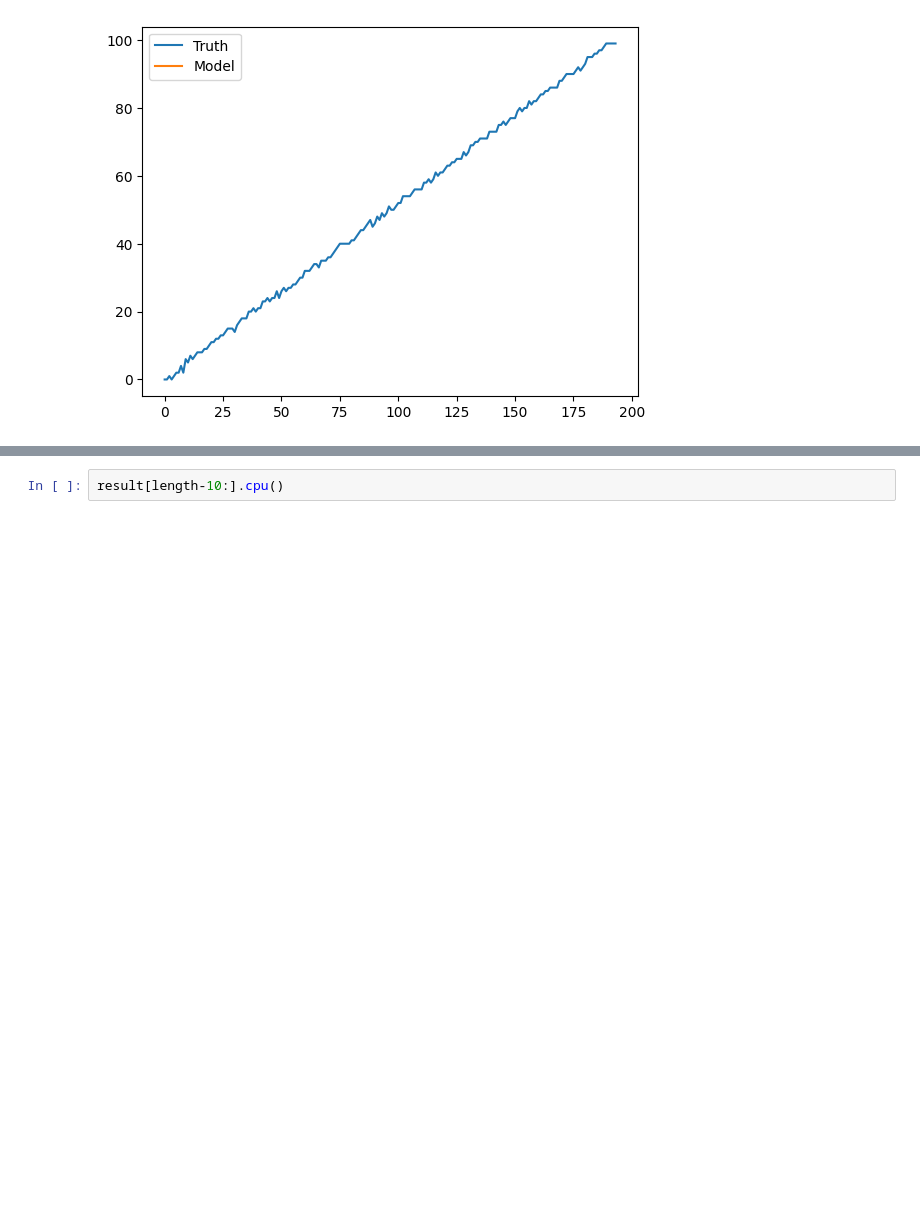
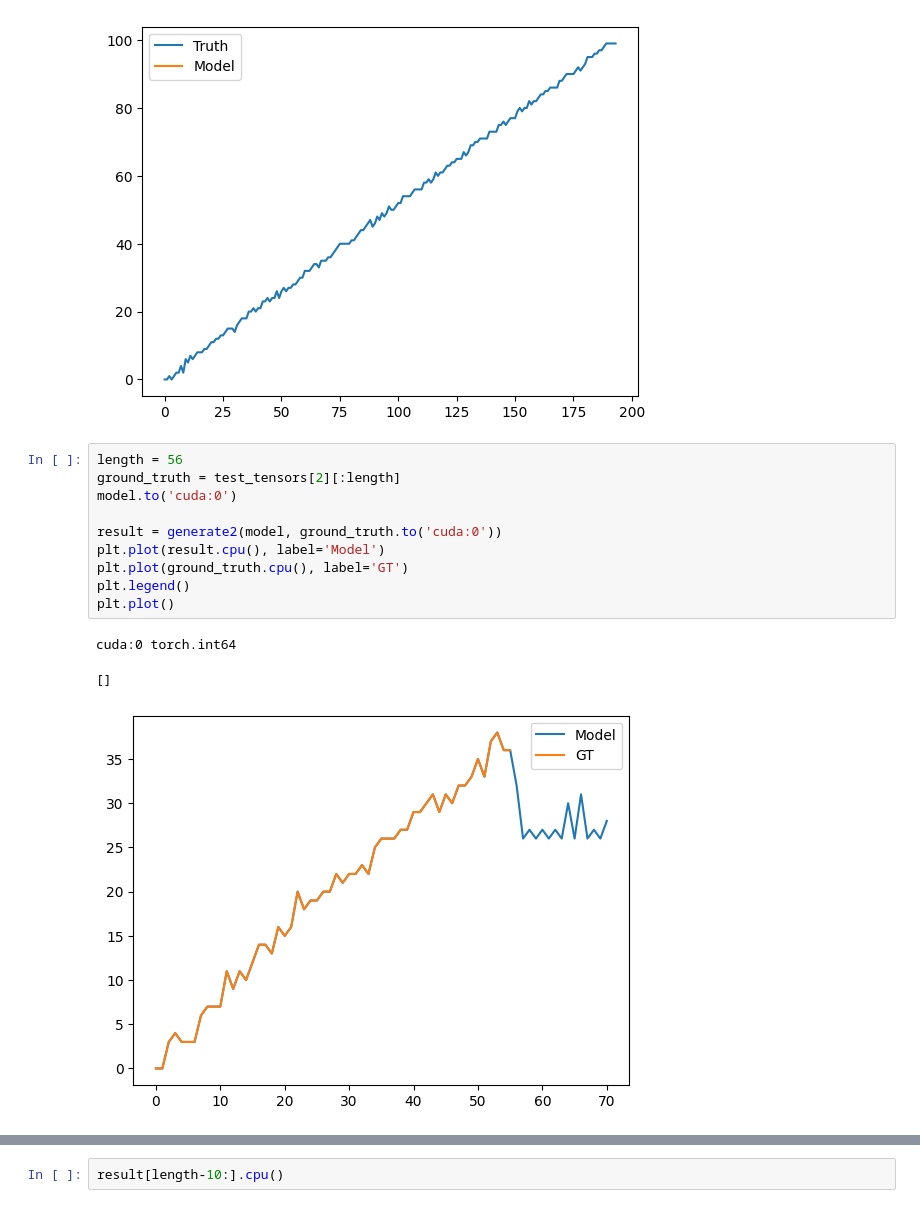
Before and after one commit to Pratik-Doshi-99/time-series-fms, a Jupyter notebook: exploration/test_saved_model.ipynb, the cells around one changed output, grey strips where cells are left out. Saved outputs shown, nothing was run; the diff lists cells and outputs as text; blank space fills up the shorter version.

```diff
--- a/exploration/test_saved_model.ipynb
+++ b/exploration/test_saved_model.ipynb
@@ -121,6 +121,20 @@ plt.plot()
 cuda:0 torch.int64
 []
 [figure]
+# %%
+length = 56
+ground_truth = test_tensors[2][:length]
+model.to('cuda:0')
+
+result = generate2(model, ground_truth.to('cuda:0'))
+plt.plot(result.cpu(), label='Model')
+plt.plot(ground_truth.cpu(), label='GT')
+plt.legend()
+plt.plot()
+# %% [output]
+cuda:0 torch.int64
+[]
+[figure, added]
 # %%
 length = 134
 ground_truth = test_tensors[2][:length]
```
Also changed, not shown: parts of 7 cells of this notebook, 4 other files.
